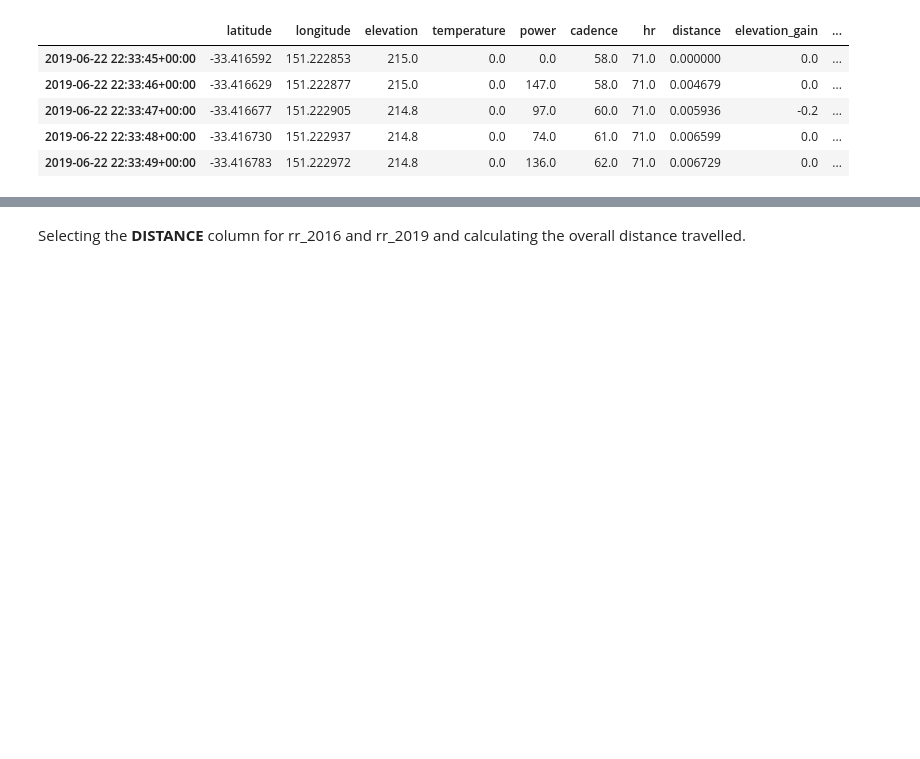
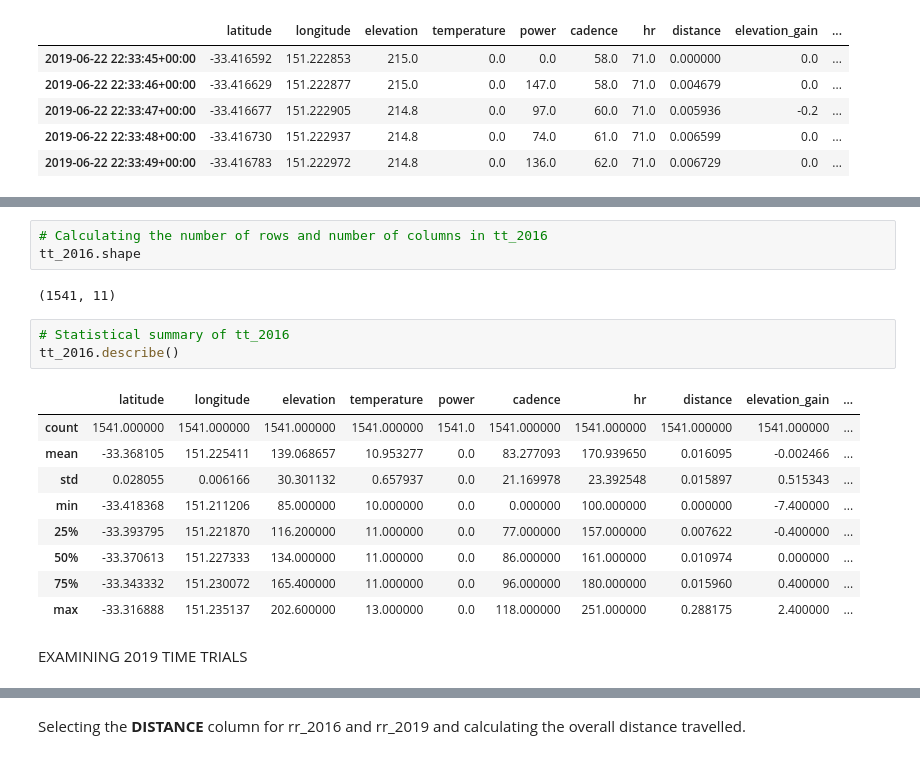
Before and after one commit to MQCOMP2200-S2-2021/data-science-portfolio-avagardiner, a Jupyter notebook: Portfolio 1.ipynb, the cells around one changed output, grey strips where cells are left out. Cells and saved outputs as stored; diff of their text form; blank space fills up the shorter version.

```diff
--- a/Portfolio 1.ipynb
+++ b/Portfolio 1.ipynb
@@ -104,0 +153,20 @@ rr_2019.corr()
+# %%
+# Calculating the number of rows and number of columns in tt_2016
+tt_2016.shape
+# %% [output]
+(1541, 11)
+# %%
+# Statistical summary of tt_2016
+tt_2016.describe()
+# %% [output]
+|  | latitude | longitude | elevation | temperature | power | cadence | hr | distance | elevation_gain | ... |
+| count | 1541.000000 | 1541.000000 | 1541.000000 | 1541.000000 | 1541.0 | 1541.000000 | 1541.000000 | 1541.000000 | 1541.000000 | ... |
+| mean | -33.368105 | 151.225411 | 139.068657 | 10.953277 | 0.0 | 83.277093 | 170.939650 | 0.016095 | -0.002466 | ... |
+| std | 0.028055 | 0.006166 | 30.301132 | 0.657937 | 0.0 | 21.169978 | 23.392548 | 0.015897 | 0.515343 | ... |
+| min | -33.418368 | 151.211206 | 85.000000 | 10.000000 | 0.0 | 0.000000 | 100.000000 | 0.000000 | -7.400000 | ... |
+| 25% | -33.393795 | 151.221870 | 116.200000 | 11.000000 | 0.0 | 77.000000 | 157.000000 | 0.007622 | -0.400000 | ... |
+| 50% | -33.370613 | 151.227333 | 134.000000 | 11.000000 | 0.0 | 86.000000 | 161.000000 | 0.010974 | 0.000000 | ... |
+| 75% | -33.343332 | 151.230072 | 165.400000 | 11.000000 | 0.0 | 96.000000 | 180.000000 | 0.015960 | 0.400000 | ... |
+| max | -33.316888 | 151.235137 | 202.600000 | 13.000000 | 0.0 | 118.000000 | 251.000000 | 0.288175 | 2.400000 | ... |
+# %% [markdown]
+EXAMINING 2019 TIME TRIALS
```
Also changed, not shown: parts of 21 cells of this notebook, 3 other files.
